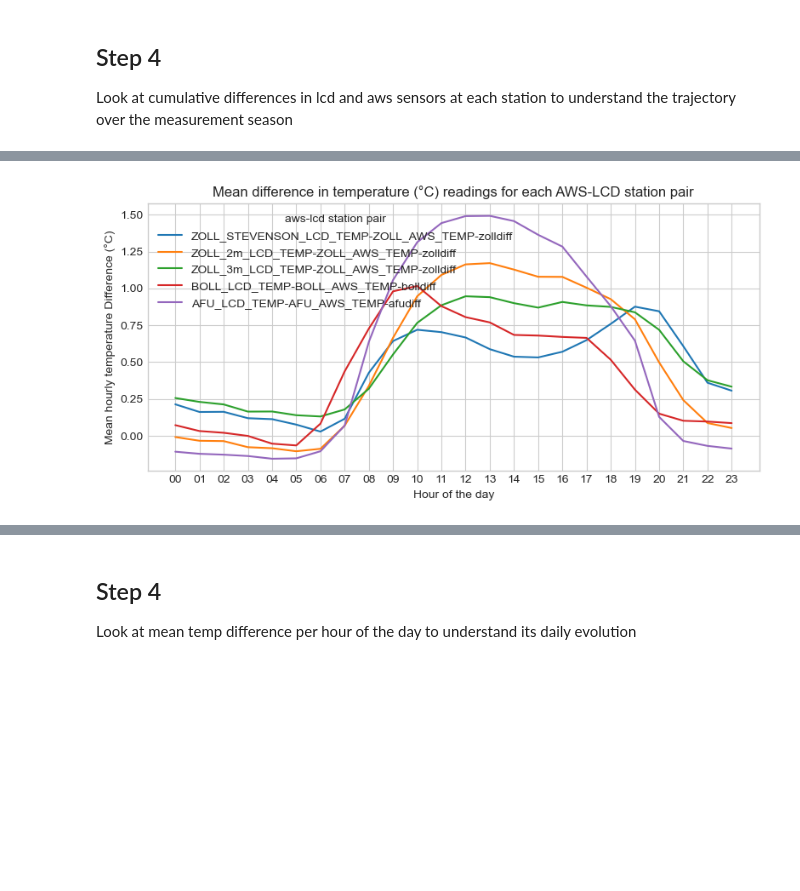
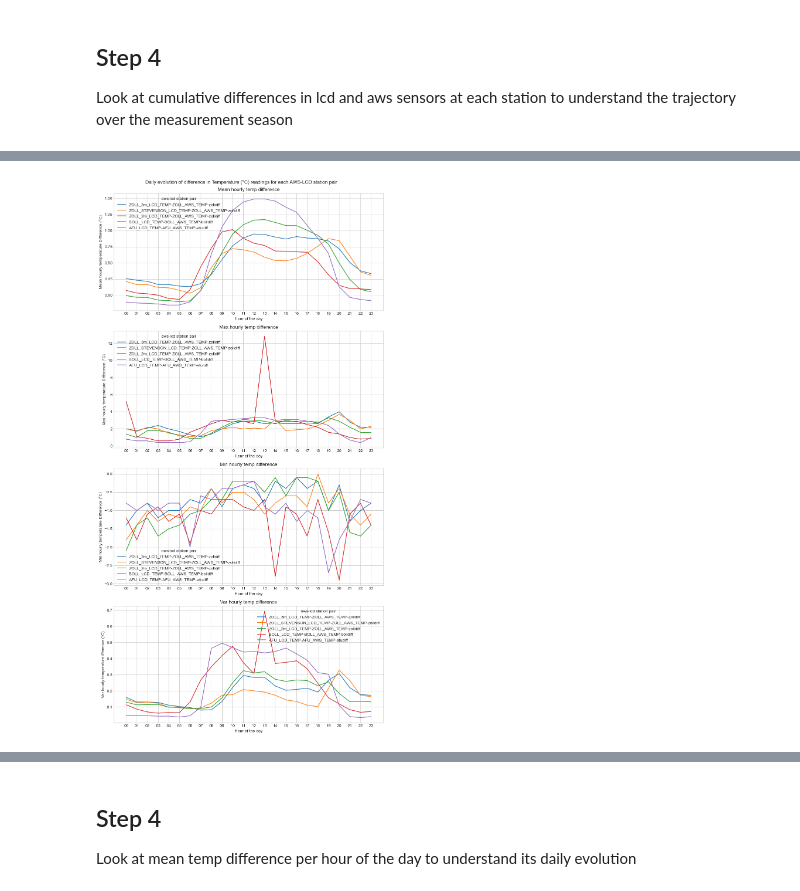
Before and after one commit to thorerismann/btemps, a Jupyter notebook: notebooks/exploratory/cumsum.ipynb, the cells around one changed output, grey strips where cells are left out. Saved outputs shown, nothing was run; the diff lists cells and outputs as text; code cells hidden in the pictures; blank space fills up the shorter version.

Commit message:
adjusted figures, reworked classes

```diff
--- a/notebooks/exploratory/cumsum.ipynb
+++ b/notebooks/exploratory/cumsum.ipynb
@@ -250,20 +250,48 @@ stat_wanted = 'mean'
 period = 'h'
 check_month = False
 data_ = crangle.get_hourly_cum_diff(sensors,value_wanted,stat_wanted,period,check_month)
-# %%
-plt.rcParams.update(plt.rcParamsDefault)
-%matplotlib inline
-plt.style.use('seaborn-whitegrid')
-
-fig,axs = plt.subplots(figsize= (8,4))
-sns.lineplot(data = data_,x=data_.h,y=value_wanted,hue = 'aws-lcd station pair')
-plt.xlabel("Hour of the day")
-plt.ylabel("Mean hourly temperature Difference (°C)")
-plt.title("Mean difference in temperature (°C) readings for each AWS-LCD station pair")
-plt.tight_layout()
-#loc = AutoLocator()
-#axs.xaxis.set_major_locator(loc)
-plt.savefig(F'{figdir}/hourly_cum_differences_all_stations-2018.png')
-plt.show()
-# %% [output]
-[figure, removed]
+# %%
+sensor_dict = {'qty' : ['temp']}
+sensors = crangle.get_sensors(sensor_dict,False)
+value_wanted = 'dif'
+stat_wanted = 'mean'
+period = 'h'
+
+plt.rcParams.update(plt.rcParamsDefault)
+%matplotlib inline
+plt.style.use('seaborn-whitegrid')
+
+fig,axs = plt.subplots(4,1,figsize = (10,20))
+data_ = crangle.get_hourly_cum_diff(sensors,value_wanted,stat_wanted,period,check_month)
+sns.lineplot(data = data_,x=data_.h,y=value_wanted,hue = 'aws-lcd station pair',ax = axs[0])
+axs[0].set_xlabel("Hour of the day")
+axs[0].set_ylabel("Mean hourly temperature Difference (°C)")
+axs[0].set_title("Mean hourly temp difference")
+
+stat_wanted = 'max'
+data_ = crangle.get_hourly_cum_diff(sensors,value_wanted,stat_wanted,period,check_month)
+sns.lineplot(data = data_,x=data_.h,y=value_wanted,hue = 'aws-lcd station pair',ax = axs[1])
+axs[1].set_xlabel("Hour of the day")
+axs[1].set_ylabel("Max hourly temperature Difference (°C)")
+axs[1].set_title("Max hourly temp difference")
+
+stat_wanted = 'min'
+data_ = crangle.get_hourly_cum_diff(sensors,value_wanted,stat_wanted,period,check_month)
+sns.lineplot(data = data_,x=data_.h,y=value_wanted,hue = 'aws-lcd station pair',ax = axs[2])
+axs[2].set_xlabel("Hour of the day")
+axs[2].set_ylabel("Min hourly temperature Difference (°C)")
+axs[2].set_title("Min hourly temp difference")
+
+stat_wanted = 'var'
+data_ = crangle.get_hourly_cum_diff(sensors,value_wanted,stat_wanted,period,check_month)
+sns.lineplot(data = data_,x=data_.h,y=value_wanted,hue = 'aws-lcd station pair',ax = axs[3])
+axs[3].set_xlabel("Hour of the day")
+axs[3].set_ylabel("Var hourly temperature ifference (°C)")
+axs[3].set_title("Var hourly temp difference")
+
+plt.suptitle('Daily evolution of difference in Temperature (°C) readings for each AWS-LCD station pair')
+plt.tight_layout(rect=[0, 0.03, 1, 0.99])
+#plt.savefig(F'{figdir}/hourly_cum_differences_months-2018.png')
+plt.show()
+# %% [output]
+[figure, added]
```
Also changed, not shown: parts of 22 cells of this notebook, 7 other files.
